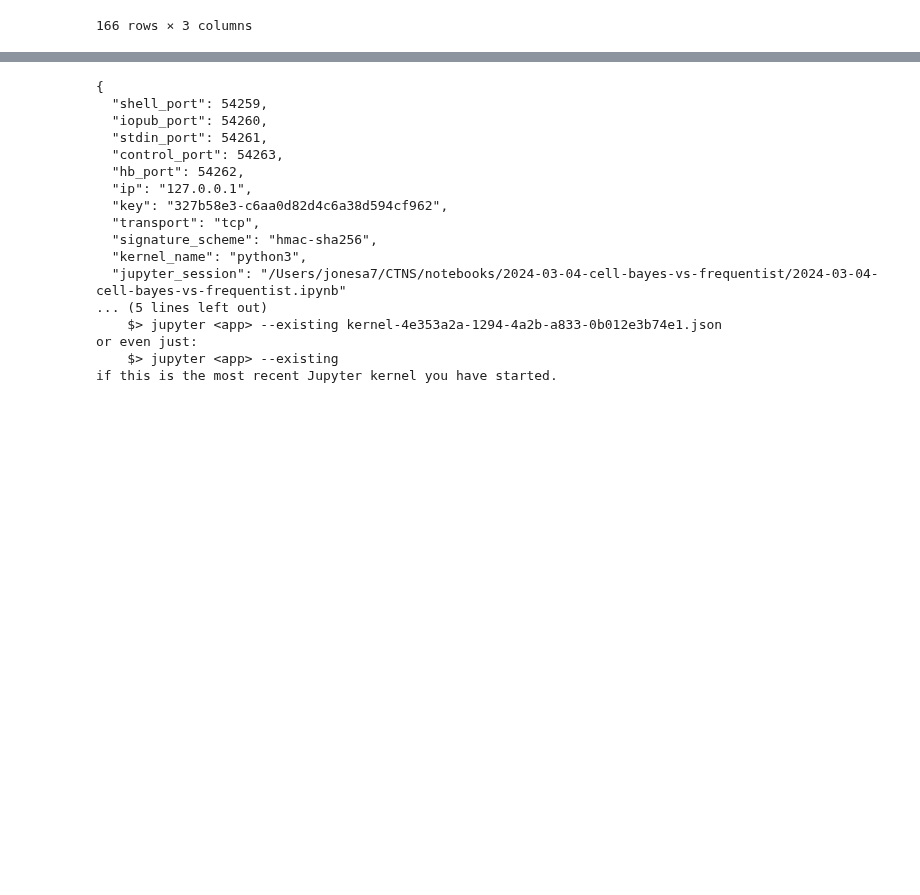
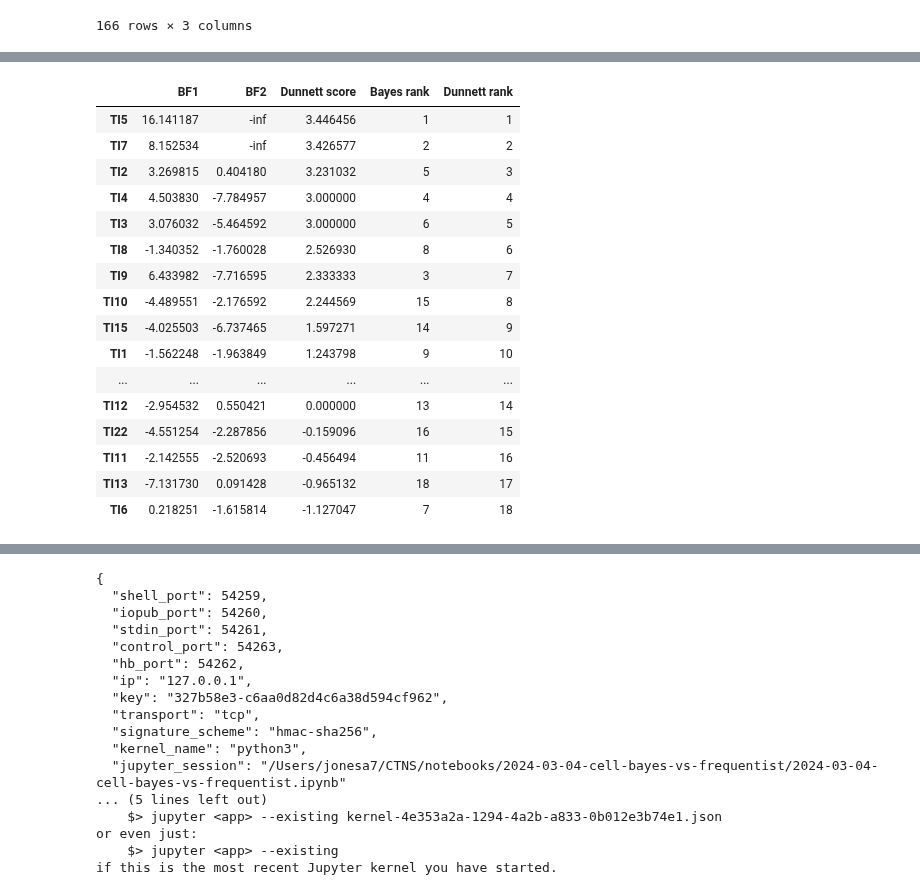
Before and after one commit to attilagk/CTNS-notebook, a Jupyter notebook: 2024-03-04-cell-bayes-vs-frequentist/2024-03-04-cell-bayes-vs-frequentist.ipynb, the cells around one changed output, grey strips where cells are left out. Cells and saved outputs as stored; diff of their text form; code cells hidden in the pictures; blank space fills up the shorter version.

```diff
--- a/2024-03-04-cell-bayes-vs-frequentist/2024-03-04-cell-bayes-vs-frequentist.ipynb
+++ b/2024-03-04-cell-bayes-vs-frequentist/2024-03-04-cell-bayes-vs-frequentist.ipynb
@@ -284,0 +338,26 @@ Length: 166, dtype: float64
+# %%
+BF_TI = pd.concat([2 * np.log((P_TI[H] / P_TI['H0'])).to_frame(col) for H, col in zip(['H1', 'H2'], ['BF1', 'BF2'])], axis=1)
+results_agg = pd.concat([BF_TI, Dunnett_s.unstack(level=-1).groupby(level=1).mean().mean().to_frame('Dunnett score')], axis=1)
+results_agg = results_agg.sort_values('BF1', ascending=False)
+results_agg['Bayes rank'] = np.arange(len(results_agg)) + 1
+results_agg = results_agg.sort_values('Dunnett score', ascending=False)
+results_agg['Dunnett rank'] = np.arange(len(results_agg)) + 1
+results_agg
+# %% [output]
+|  | BF1 | BF2 | Dunnett score | Bayes rank | Dunnett rank |
+| TI5 | 16.141187 | -inf | 3.446456 | 1 | 1 |
+| TI7 | 8.152534 | -inf | 3.426577 | 2 | 2 |
+| TI2 | 3.269815 | 0.404180 | 3.231032 | 5 | 3 |
+| TI4 | 4.503830 | -7.784957 | 3.000000 | 4 | 4 |
+| TI3 | 3.076032 | -5.464592 | 3.000000 | 6 | 5 |
+| TI8 | -1.340352 | -1.760028 | 2.526930 | 8 | 6 |
+| TI9 | 6.433982 | -7.716595 | 2.333333 | 3 | 7 |
+| TI10 | -4.489551 | -2.176592 | 2.244569 | 15 | 8 |
+| TI15 | -4.025503 | -6.737465 | 1.597271 | 14 | 9 |
+| TI1 | -1.562248 | -1.963849 | 1.243798 | 9 | 10 |
+| ... | ... | ... | ... | ... | ... |
+| TI12 | -2.954532 | 0.550421 | 0.000000 | 13 | 14 |
+| TI22 | -4.551254 | -2.287856 | -0.159096 | 16 | 15 |
+| TI11 | -2.142555 | -2.520693 | -0.456494 | 11 | 16 |
+| TI13 | -7.131730 | 0.091428 | -0.965132 | 18 | 17 |
+| TI6 | 0.218251 | -1.615814 | -1.127047 | 7 | 18 |
```
Also changed, not shown: parts of 7 cells of this notebook.
